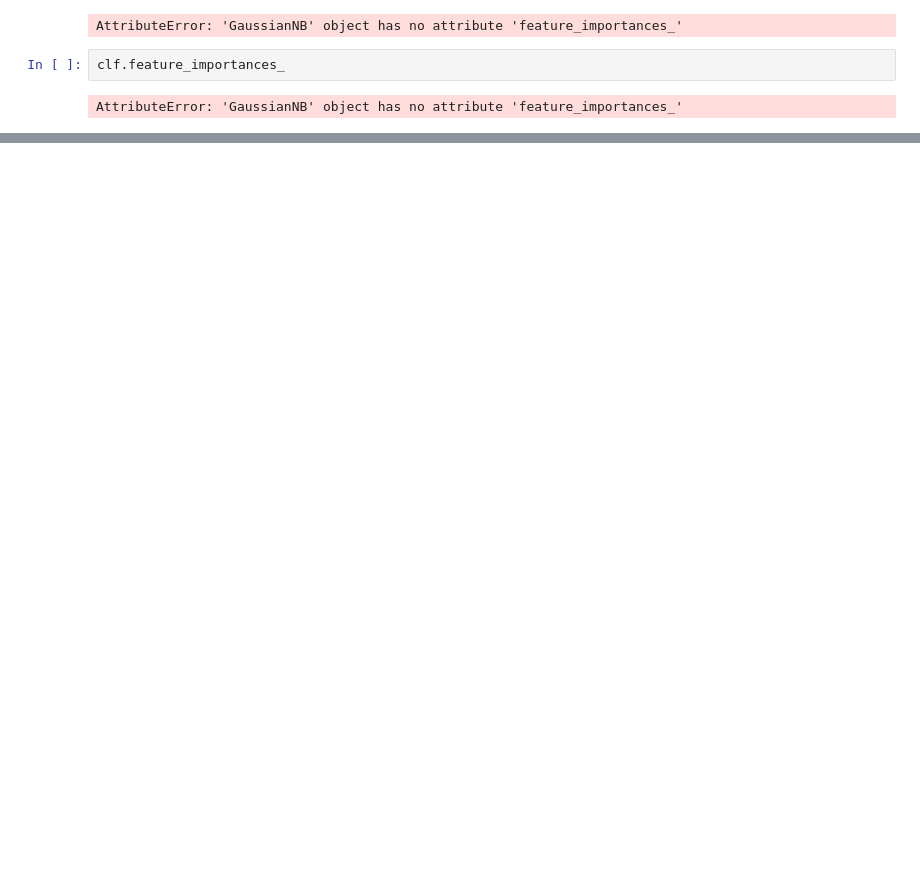
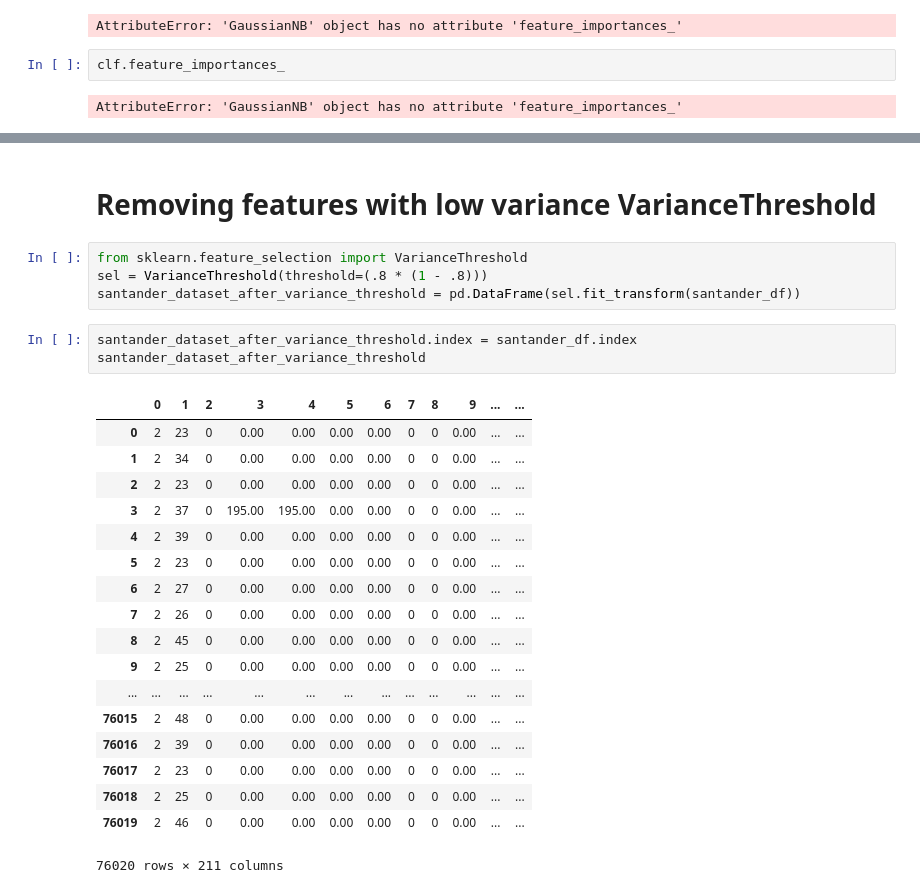
Before and after one commit to gkoshyk/Kaggle-SantanderCustomerSatisfaction, a Jupyter notebook: Santander Kaggle.ipynb, the cells around one changed output, grey strips where cells are left out. Drawn from its saved outputs; the diff is of its cells as text; blank space fills up the shorter version.

```diff
--- a/Santander Kaggle.ipynb
+++ b/Santander Kaggle.ipynb
@@ -299,0 +490,28 @@ Accuracy of santander after running with Gradient Boosting algorithm is 0.961984
+# %% [markdown]
+# Removing features with low variance VarianceThreshold
+# %%
+from sklearn.feature_selection import VarianceThreshold
+sel = VarianceThreshold(threshold=(.8 * (1 - .8)))
+santander_dataset_after_variance_threshold = pd.DataFrame(sel.fit_transform(santander_df))
+# %%
+santander_dataset_after_variance_threshold.index = santander_df.index
+santander_dataset_after_variance_threshold
+# %% [output]
+|  | 0 | 1 | 2 | 3 | 4 | 5 | 6 | 7 | 8 | 9 | ... | ... |
+| 0 | 2 | 23 | 0 | 0.00 | 0.00 | 0.00 | 0.00 | 0 | 0 | 0.00 | ... | ... |
+| 1 | 2 | 34 | 0 | 0.00 | 0.00 | 0.00 | 0.00 | 0 | 0 | 0.00 | ... | ... |
+| 2 | 2 | 23 | 0 | 0.00 | 0.00 | 0.00 | 0.00 | 0 | 0 | 0.00 | ... | ... |
+| 3 | 2 | 37 | 0 | 195.00 | 195.00 | 0.00 | 0.00 | 0 | 0 | 0.00 | ... | ... |
+| 4 | 2 | 39 | 0 | 0.00 | 0.00 | 0.00 | 0.00 | 0 | 0 | 0.00 | ... | ... |
+| 5 | 2 | 23 | 0 | 0.00 | 0.00 | 0.00 | 0.00 | 0 | 0 | 0.00 | ... | ... |
+| 6 | 2 | 27 | 0 | 0.00 | 0.00 | 0.00 | 0.00 | 0 | 0 | 0.00 | ... | ... |
+| 7 | 2 | 26 | 0 | 0.00 | 0.00 | 0.00 | 0.00 | 0 | 0 | 0.00 | ... | ... |
+| 8 | 2 | 45 | 0 | 0.00 | 0.00 | 0.00 | 0.00 | 0 | 0 | 0.00 | ... | ... |
+| 9 | 2 | 25 | 0 | 0.00 | 0.00 | 0.00 | 0.00 | 0 | 0 | 0.00 | ... | ... |
+| ... | ... | ... | ... | ... | ... | ... | ... | ... | ... | ... | ... | ... |
+| 76015 | 2 | 48 | 0 | 0.00 | 0.00 | 0.00 | 0.00 | 0 | 0 | 0.00 | ... | ... |
+| 76016 | 2 | 39 | 0 | 0.00 | 0.00 | 0.00 | 0.00 | 0 | 0 | 0.00 | ... | ... |
+| 76017 | 2 | 23 | 0 | 0.00 | 0.00 | 0.00 | 0.00 | 0 | 0 | 0.00 | ... | ... |
+| 76018 | 2 | 25 | 0 | 0.00 | 0.00 | 0.00 | 0.00 | 0 | 0 | 0.00 | ... | ... |
+| 76019 | 2 | 46 | 0 | 0.00 | 0.00 | 0.00 | 0.00 | 0 | 0 | 0.00 | ... | ... |
+76020 rows × 211 columns
```
Also changed, not shown: parts of 31 cells of this notebook.
